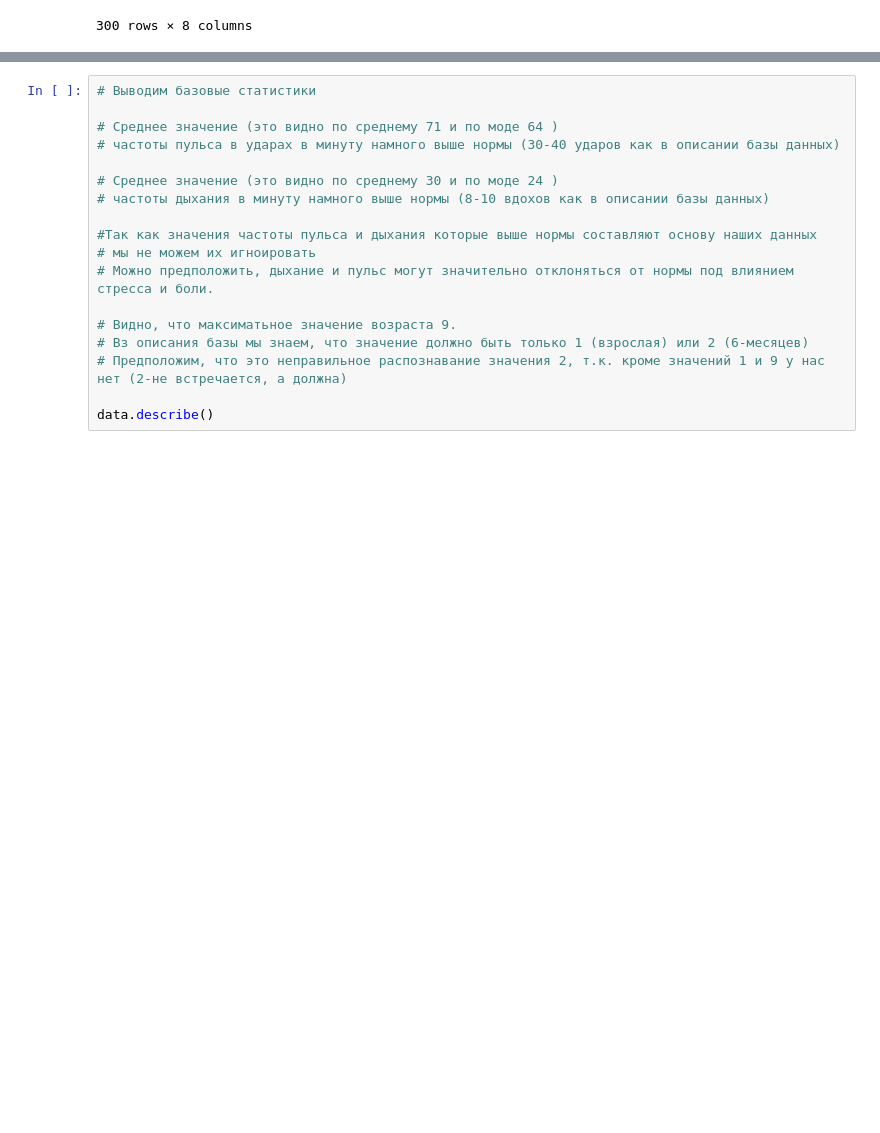
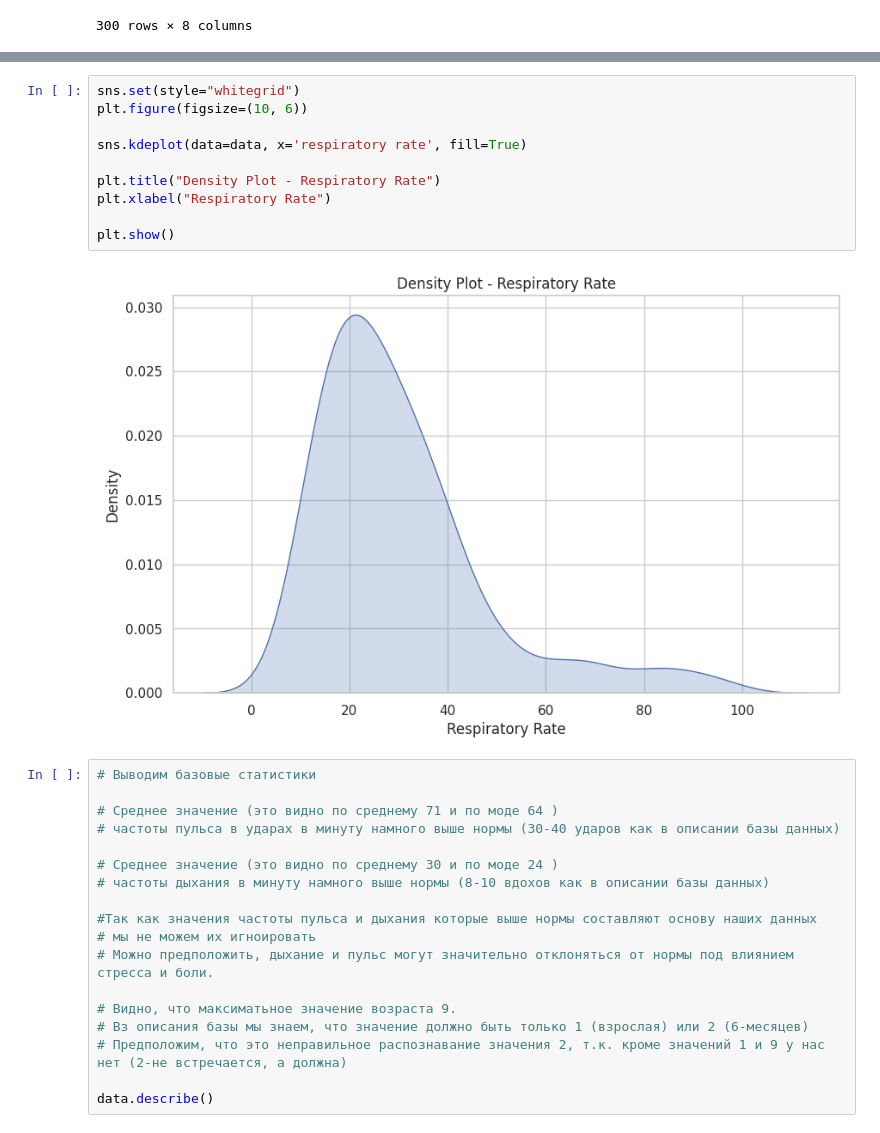
Before and after one commit to stefkong1982/-, a Jupyter notebook: Статистика в Python/Лекция Базовые понятия статистики/ДЗ_Кондратьев_STPY-48_к лекции Базовые понятия статистики.ipynb, the cells around one changed output, grey strips where cells are left out. Drawn from its saved outputs; the diff is of its cells as text; blank space fills up the shorter version.

```diff
--- a/Статистика в Python/Лекция Базовые понятия статистики/ДЗ_Кондратьев_STPY-48_к лекции Базовые понятия статистики.ipynb
+++ b/Статистика в Python/Лекция Базовые понятия статистики/ДЗ_Кондратьев_STPY-48_к лекции Базовые понятия статистики.ipynb
@@ -50,3 +321,15 @@ data
+# %%
+sns.set(style="whitegrid")
+plt.figure(figsize=(10, 6))
+
+sns.kdeplot(data=data, x='respiratory rate', fill=True)
+
+plt.title("Density Plot - Respiratory Rate")
+plt.xlabel("Respiratory Rate")
+
+plt.show()
+# %% [output]
+[figure, added]
 # %%
 # Выводим базовые статистики
 
```
Also changed, not shown: parts of 17 cells of this notebook.
